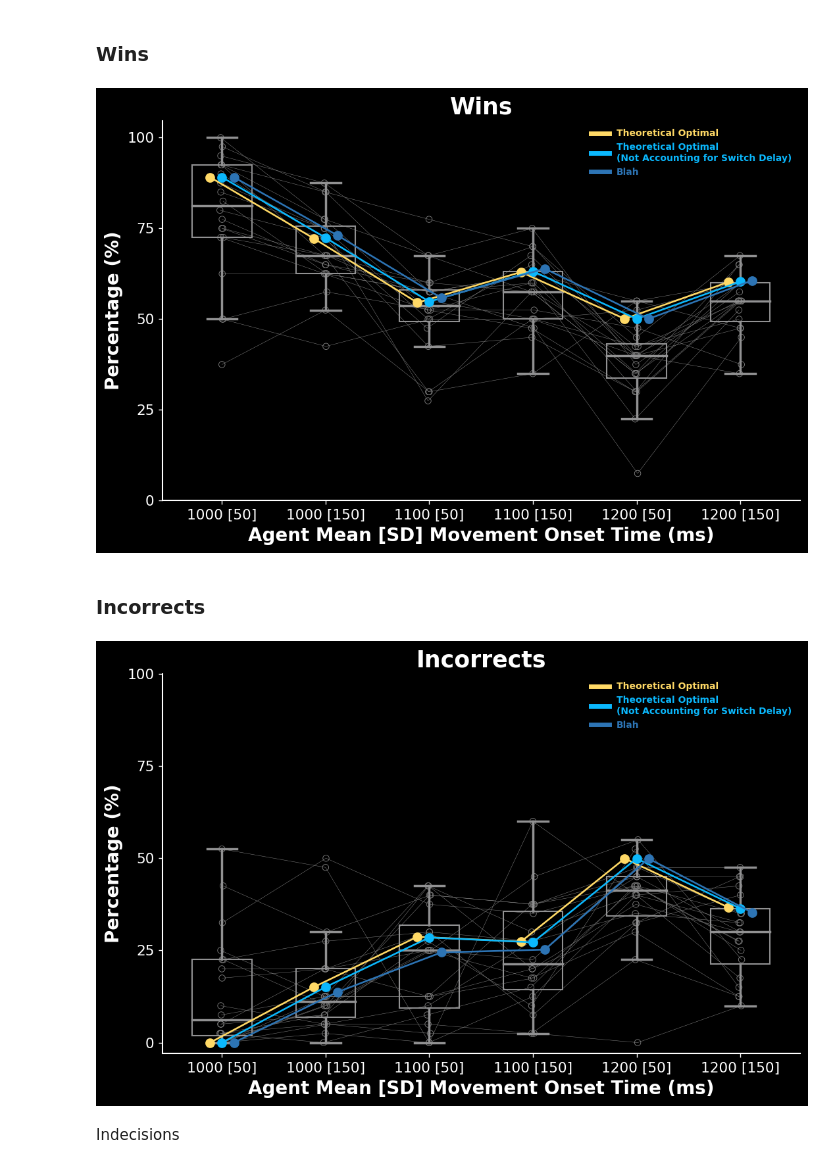
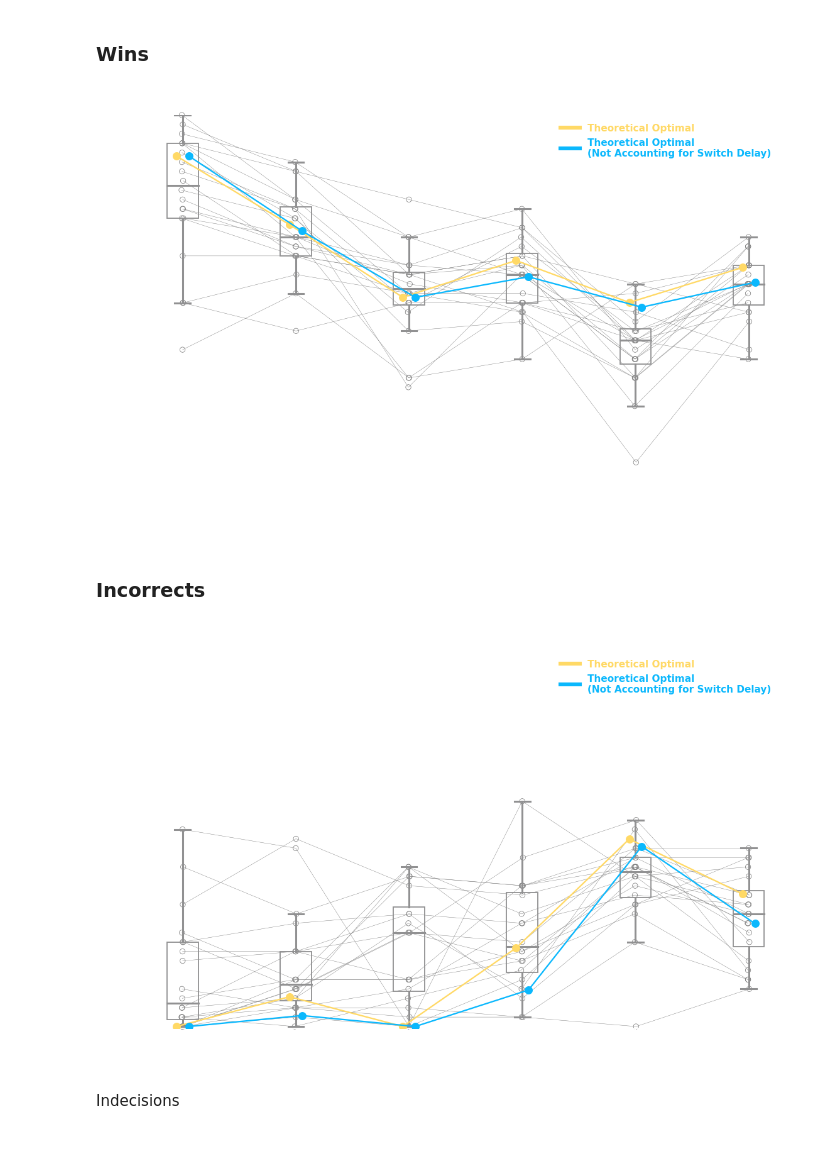
Before and after one commit to SethSullivan/MatchPennies-Agent-Expirement, a Jupyter notebook: scripts/makefigs/Model_Comparisons.ipynb, the cells around one changed output. Cells and saved outputs as stored; diff of their text form; code cells hidden in the pictures.

```diff
--- a/scripts/makefigs/Model_Comparisons.ipynb
+++ b/scripts/makefigs/Model_Comparisons.ipynb
@@ -208,7 +208,7 @@ best_models_bic_df_description
 # %% [markdown]
 Single Parameter Models
 # %%
-mask = 'Parameters == 1'
+mask = 'Parameters == 1 or Parameters==0'
 single_parameter_models = df.query(mask)
 single_parameter_models_description = df_description.query(mask)
 display(single_parameter_models_description)
@@ -286,7 +272,7 @@ w, h = 16, 10
 mult_w, div_w = 0.053, 2.3
 div_h = 2.5
 xlocs = np.linspace(0, w / div_w, num=len(it.trial_block_titles))
-legend_fontsize = 8
+legend_fontsize = 10
 
 metrics = [
     np.nanmedian(group.movement_metrics.movement_onset_times("task"), axis=2),
@@ -349,7 +335,8 @@ df_description.head()
 # %%
 
 # model_names_from_df = list(df_description.query('Parameters == 0 or (Known_Agent_SD==False and Known_Guess_SD==False and Known_Switch_Delay==False and Incorrect_Cost == "Less" and Parameters==4)')['Model'])
-model_names_from_df = list(df_description.query('Parameters == 0 or (Known_Switch_SD==False and Parameters==1)')['Model'])
+model_names_from_df = list(df_description.query('Parameters == 0 or (Incorrect_Cost=="Less" and Known_Switch_Delay==False and Parameters==2)')['Model'])
+# model_names_from_df = list(df_description.query('Parameters == 0')['Model'])
 base_model_df = df[df['Model'].isin(model_names_from_df)]
 base_model_df = base_model_df.sort_values('Parameters')
 model_names = ['Theoretical Optimal', 'Theoretical Optimal\n(Not Accounting for Switch Delay)', "Blah", "Blah"]
@@ -369,7 +356,7 @@ for i, (index, row) in enumerate(base_model_df.iterrows()):
         timing_sd=row.timing_sd,
         guess_switch_delay=row.guess_switch_delay, # Designed like this for broadcasting reasons
         guess_switch_sd=row.guess_switch_sd, # This includes electromechanical delay sd and timing sd bc it's straight from data
-        guess_sd=row.guess_sd,
+        # guess_sd=row.guess_sd,
         electromechanical_delay=row.electromechanical_delay,
         switch_cost_exists=True,
         expected=True,
@@ -378,7 +365,5 @@ for i, (index, row) in enumerate(base_model_df.iterrows()):
         indecision_cost=row.indecision_cost,
         round_num = 23
     )
-    print(row.incorrect_cost)
-    print(model.inputs.guess_sd)
     models.update({model_names[i]:model})
 # %% [output]
@@ -412,2 +373,9 @@ IndexError: list index out of range
+# %%
+SHOW_BOXPLOTS = True
+SHOW_MODELS = True
+w,h = 10,6
+mult_w, div_w = 0.9,1.1
+div_h = 1.1
+bw = 0.4*w/it.num_blocks # box widths of all boxes combined takes up 30% of the width
 # %% [markdown]
 Movement Onset
@@ -493,67 +458,63 @@ if True:
 # %% [markdown]
 ### Wins
 # %%
-w,h = 10,6
-
-mult_w, div_w = 0.053,2.3
-div_h = 2.5
 xlocs = np.linspace(0, w/div_w, num=len(it.trial_block_titles))
-legend_fontsize = 8
+legend_fontsize = 10
 
 metric = group.score_metrics.score_metric('wins')*100/group.exp_info.num_task_trials
 ylocs = np.arange(0, 101, 25)
 ylabel = 'Time (ms)'
 
-fig,ax = plt.subplots(figsize=(w,h))
+fig = dv.Figure(figsize=(w, h), dpi=110)
+ax = fig.add_panel(dim=(0.6, 0, w / div_w, h / div_h))
 model_data = [model.results.get_metric(model.score_metrics.prob_win ,metric_type='true',decision_type='optimal')*100 for model in models.values()]
-bw = 0.3*w/it.num_blocks # box widths of all boxes combined takes up 30% of the width
 
 pf.multiple_models_boxplot_v2(
         ax=ax,
         data=metric,
         box_width = bw,
         model_data=model_data,
+        show_boxplot=SHOW_BOXPLOTS,
+        show_models=SHOW_MODELS,
         labels=list(models.keys()),
-        show_boxplot=True,
         colors=wheel.grey,
         linestyles=None,
         line_colors = None,
         xlocs=xlocs,
         ylocs=ylocs,
         xticklabels=it.trial_block_titles,
         xlabel=it.xlabel,
         ylabel='Percentage (%)',
         title='Wins',
         legend_fontsize=legend_fontsize,
         title_fontsize=20,
     )
+ax.set_ylim(-0.5,100)
+fig.remove_figure_borders()
 # %% [output]
-[figure, old version]
+[figure, new version]
 # %% [markdown]
 ### Incorrects
 # %%
-w,h = 10,6
-
-mult_w, div_w = 0.053,2.3
-div_h = 2.5
 xlocs = np.linspace(0, w/div_w, num=len(it.trial_block_titles))
-legend_fontsize = 8
+legend_fontsize = 10
 
 metric = group.score_metrics.score_metric('incorrects')*100/group.exp_info.num_task_trials
 ylocs = np.arange(0, 101, 25)
 ylabel = 'Time (ms)'
 
-fig,ax = plt.subplots(figsize=(w,h))
+fig = dv.Figure(figsize=(w, h), dpi=110)
+ax = fig.add_panel(dim=(0.6, 0, w / div_w, h / div_h))
 model_data = [model.results.get_metric(model.score_metrics.prob_incorrect ,metric_type='true',decision_type='optimal')*100 for model in models.values()]
-bw = 0.3*w/it.num_blocks # box widths of all boxes combined takes up 30% of the width
 
 pf.multiple_models_boxplot_v2(
         ax=ax,
         data=metric,
         box_width = bw,
         model_data=model_data,
+        show_boxplot=SHOW_BOXPLOTS,
+        show_models=SHOW_MODELS,
         labels=list(models.keys()),
-        show_boxplot=True,
         colors=wheel.grey,
         linestyles=None,
         line_colors = None,
@@ -566,8 +527,10 @@ pf.multiple_models_boxplot_v2(
         legend_fontsize=legend_fontsize,
         title_fontsize=20,
     )
+ax.set_ylim(-0.5,100)
+fig.remove_figure_borders()
 # %% [output]
-[figure, old version]
+[figure, new version]
 # %% [markdown]
 Indecisions
 # %%
```
Also changed, not shown: parts of 16 cells of this notebook, 3 other files.
